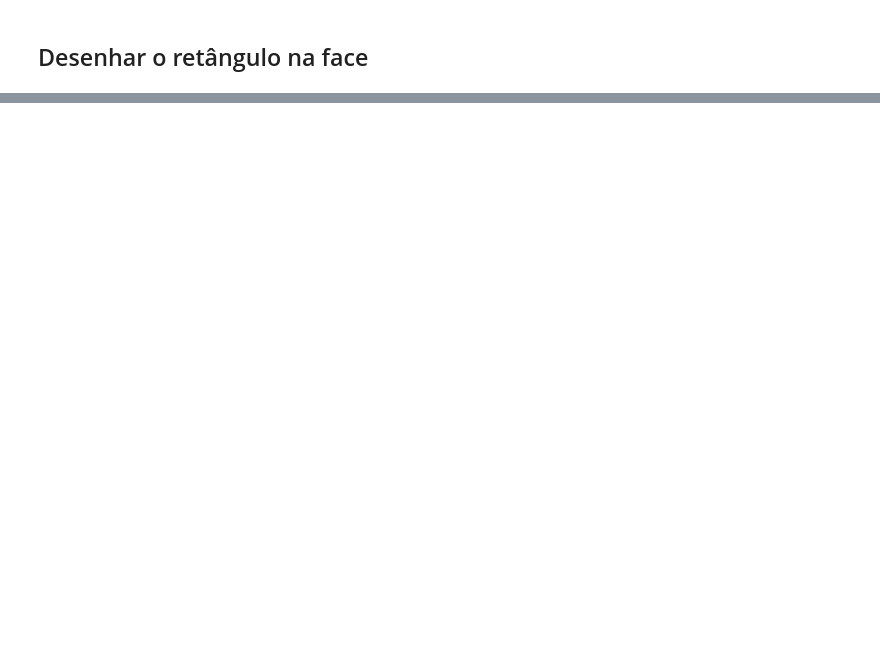
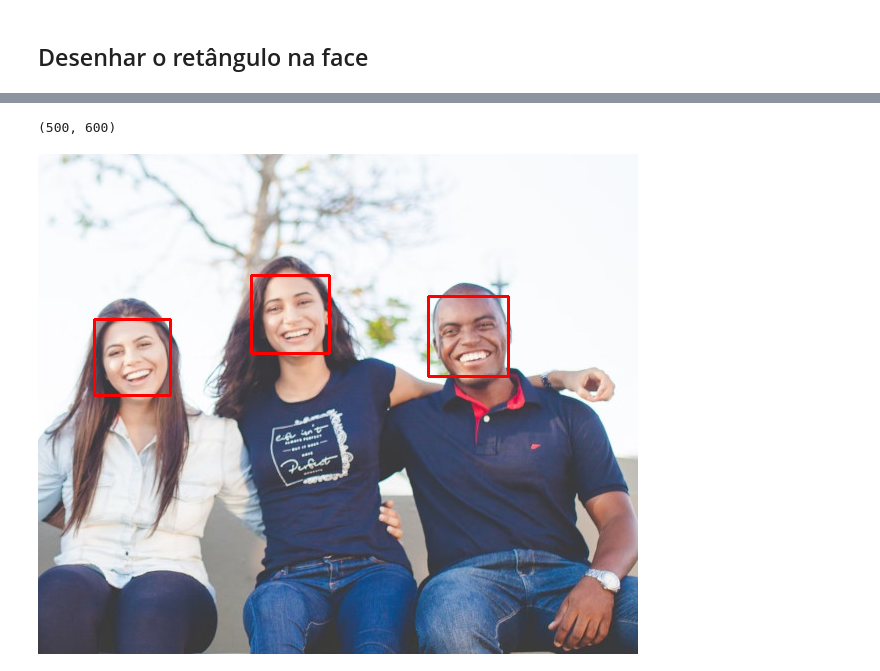
Before and after one commit to 1Kote/reconhecimento_facial_IA, a Jupyter notebook: methods_detecting_faces.ipynb, the cells around one changed output, grey strips where cells are left out. Saved outputs shown, nothing was run; the diff lists cells and outputs as text; code cells hidden in the pictures; blank space fills up the shorter version.

Commit message:
Realiza redimensionamento de imagem e testa parâmetros do haarcascade.

```diff
--- a/methods_detecting_faces.ipynb
+++ b/methods_detecting_faces.ipynb
@@ -89,0 +80,9 @@ cv2_imshow(imagem)
+# %%
+deteccoes = detector_facial.detectMultiScale(imagem_cinza)
+print(deteccoes)
+len(deteccoes)
+# %%
+for(x, y, w, h) in deteccoes:
+  cv2.rectangle(imagem, (x, y), (x + w, y + h), (0, 255, 255), 3)
+
+cv2_imshow(imagem)
@@ -89,0 +112,8 @@ cv2_imshow(imagem)
+# %%
+imagem = cv2.imread('/content/drive/MyDrive/images/people1.jpg')
+
+# Utilizando parâmetros de escala para controlar o tamanho da imagem.
+imagem_escala = cv2.resize(imagem, None, fx=0.5, fy=0.5)
+
+print(imagem_escala.shape)
+cv2_imshow(imagem_escala)
@@ -89,0 +122,8 @@ cv2_imshow(imagem)
+# %%
+imagem_escala_cinza = cv2.cvtColor(imagem_escala, cv2.COLOR_BGR2GRAY)
+deteccoes = detector_facial.detectMultiScale(imagem_escala_cinza)
+
+for (x, y, w, h) in deteccoes:
+  cv2.rectangle(imagem_escala, (x, y), (x + w, y + h), (0, 255, 255), 1)
+
+cv2_imshow(imagem_escala)
@@ -89,0 +141,14 @@ cv2_imshow(imagem)
+# %%
+from re import S
+imagem = cv2.imread('/content/drive/MyDrive/images/people2.jpg')
+imagem_cinza = cv2.cvtColor(imagem, cv2.COLOR_BGR2GRAY)
+print(imagem_cinza.shape)
+
+deteccoes = detector_facial.detectMultiScale(imagem_cinza, scaleFactor=1.2)
+for(x, y, w, h) in deteccoes:
+  cv2.rectangle(imagem, (x, y), (x + w, y + h), (0, 0, 255), 2)
+
+cv2_imshow(imagem)
+# %% [output]
+(500, 600)
+[figure, added]
```
Also changed, not shown: parts of 23 cells of this notebook.
